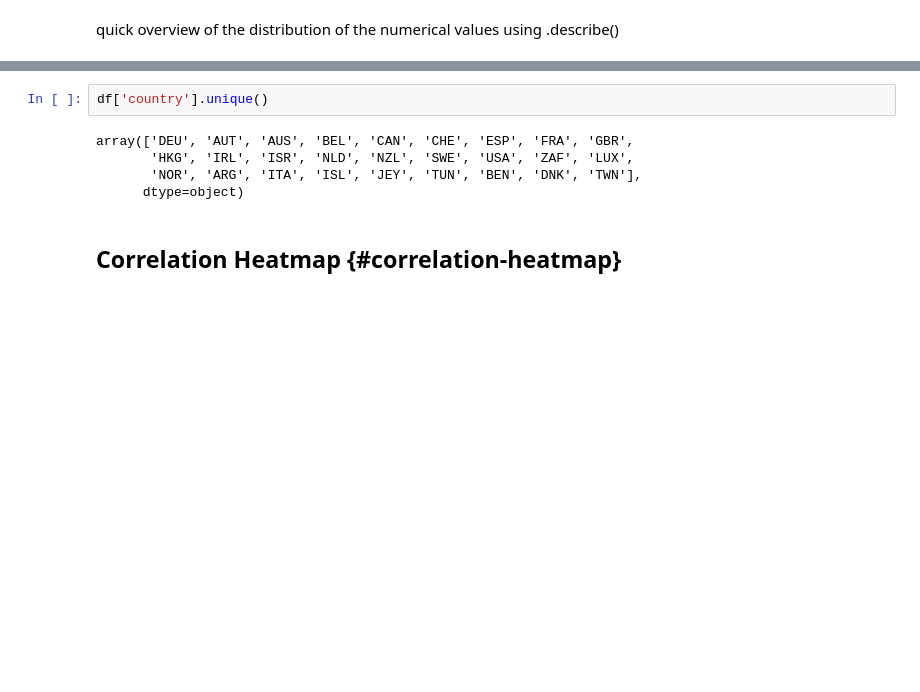
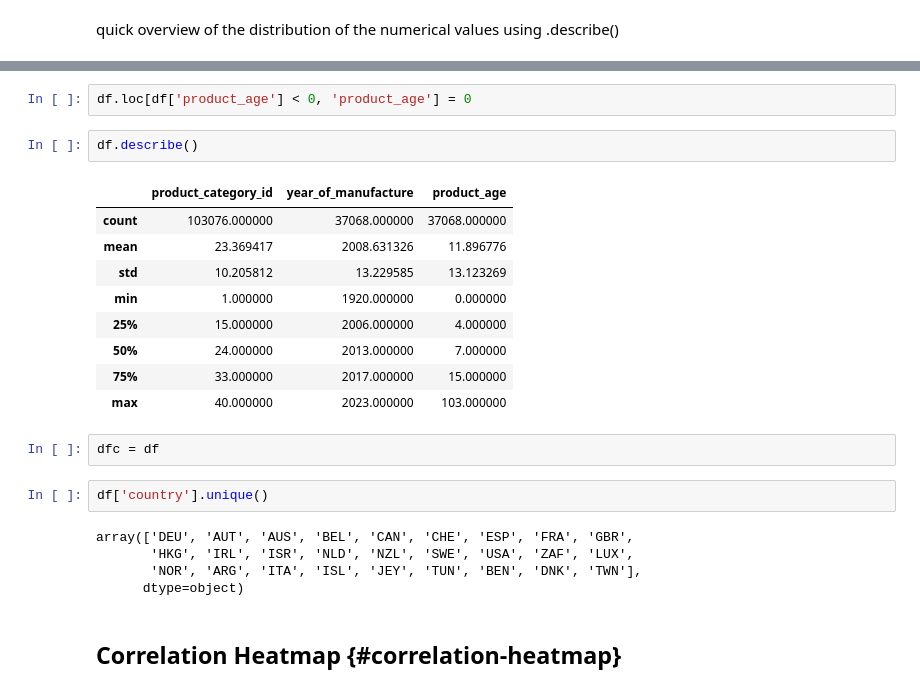
Before and after one commit to DrewChauD/BrainStation-Data-Science-Capstone, a Jupyter notebook: Notebooks/Andrew_Chau_BrainStation_DS_Capstone.ipynb, the cells around one changed output, grey strips where cells are left out. Drawn from its saved outputs; the diff is of its cells as text; blank space fills up the shorter version.

```diff
--- a/Notebooks/Andrew_Chau_BrainStation_DS_Capstone.ipynb
+++ b/Notebooks/Andrew_Chau_BrainStation_DS_Capstone.ipynb
@@ -137,3 +183,19 @@ memory usage: 11.0+ MB
+# %%
+df.loc[df['product_age'] < 0, 'product_age'] = 0
+# %%
+df.describe()
+# %% [output]
+|  | product_category_id | year_of_manufacture | product_age |
+| count | 103076.000000 | 37068.000000 | 37068.000000 |
+| mean | 23.369417 | 2008.631326 | 11.896776 |
+| std | 10.205812 | 13.229585 | 13.123269 |
+| min | 1.000000 | 1920.000000 | 0.000000 |
+| 25% | 15.000000 | 2006.000000 | 4.000000 |
+| 50% | 24.000000 | 2013.000000 | 7.000000 |
+| 75% | 33.000000 | 2017.000000 | 15.000000 |
+| max | 40.000000 | 2023.000000 | 103.000000 |
+# %%
+dfc = df
 # %%
 df['country'].unique()
 # %% [output]
```
Also changed, not shown: parts of 21 cells of this notebook, 1 other file.
